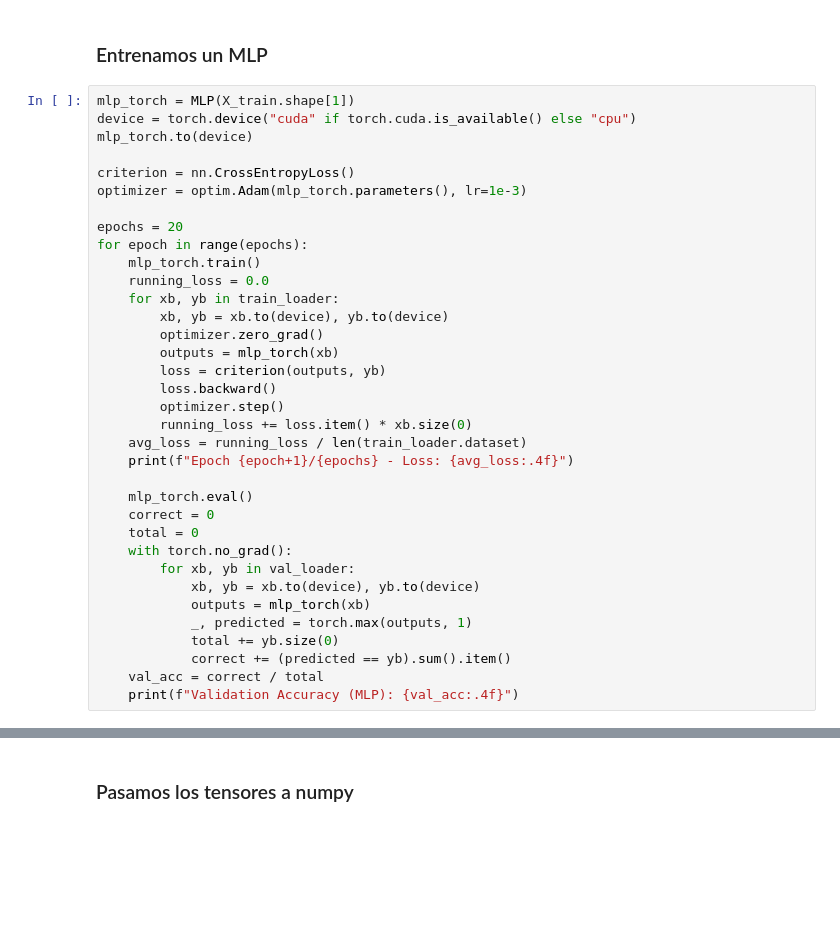
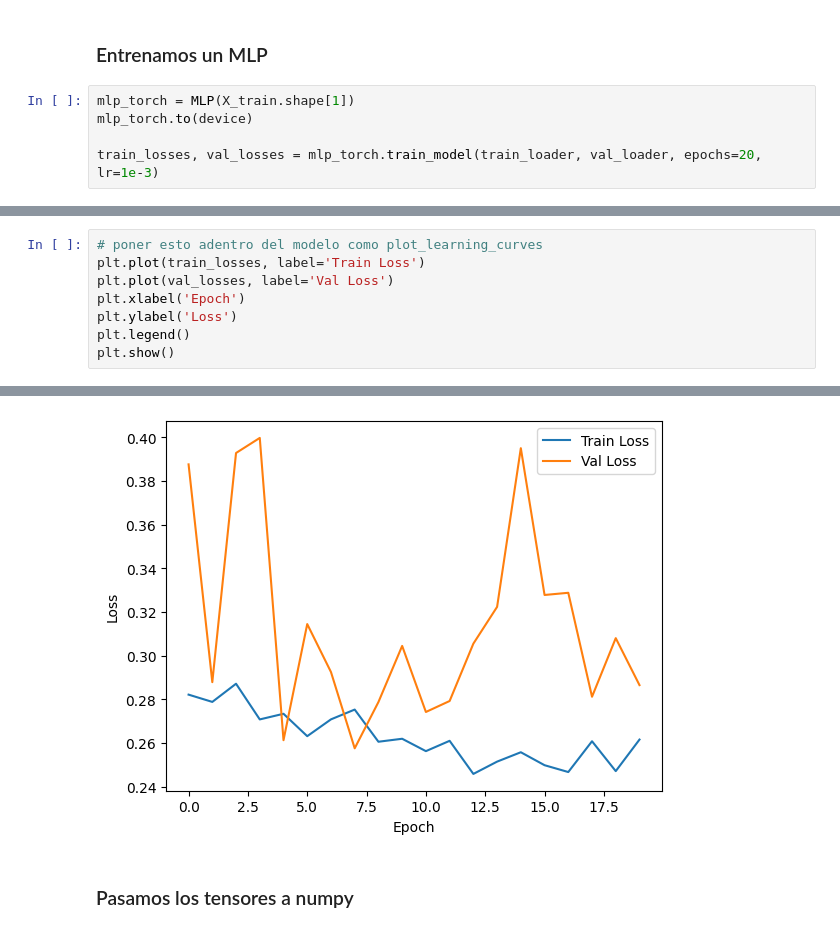
Before and after one commit to martinbianchi0/whale_challenge, a Jupyter notebook: notebook.ipynb, the cells around one changed output, grey strips where cells are left out. Cells and saved outputs as stored; diff of their text form; blank space fills up the shorter version.

```diff
--- a/notebook.ipynb
+++ b/notebook.ipynb
@@ -613,36 +603,6 @@ val_loader = DataLoader(TensorDataset(X_val_tensor, y_val_tensor), batch_size=ba
 ### Entrenamos un MLP
 # %%
 mlp_torch = MLP(X_train.shape[1])
-device = torch.device("cuda" if torch.cuda.is_available() else "cpu")
 mlp_torch.to(device)
 
-criterion = nn.CrossEntropyLoss()
-optimizer = optim.Adam(mlp_torch.parameters(), lr=1e-3)
-
-epochs = 20
-for epoch in range(epochs):
-    mlp_torch.train()
-    running_loss = 0.0
-    for xb, yb in train_loader:
-        xb, yb = xb.to(device), yb.to(device)
-        optimizer.zero_grad()
-        outputs = mlp_torch(xb)
-        loss = criterion(outputs, yb)
-        loss.backward()
-        optimizer.step()
-        running_loss += loss.item() * xb.size(0)
-    avg_loss = running_loss / len(train_loader.dataset)
-    print(f"Epoch {epoch+1}/{epochs} - Loss: {avg_loss:.4f}")
-
-    mlp_torch.eval()
-    correct = 0
-    total = 0
-    with torch.no_grad():
-        for xb, yb in val_loader:
-            xb, yb = xb.to(device), yb.to(device)
-            outputs = mlp_torch(xb)
-            _, predicted = torch.max(outputs, 1)
-            total += yb.size(0)
-            correct += (predicted == yb).sum().item()
-    val_acc = correct / total
-    print(f"Validation Accuracy (MLP): {val_acc:.4f}")
+train_losses, val_losses = mlp_torch.train_model(train_loader, val_loader, epochs=20, lr=1e-3)
@@ -648,0 +647,9 @@ for epoch in range(epochs):
+# %%
+# poner esto adentro del modelo como plot_learning_curves
+plt.plot(train_losses, label='Train Loss')
+plt.plot(val_losses, label='Val Loss')
+plt.xlabel('Epoch')
+plt.ylabel('Loss')
+plt.legend()
+plt.show()
+# %% [output]
@@ -649,3 +676,4 @@ for epoch in range(epochs):
+[figure, added]
 # %% [markdown]
 ### Pasamos los tensores a numpy
 # %%
```
Also changed, not shown: parts of 28 cells of this notebook.
